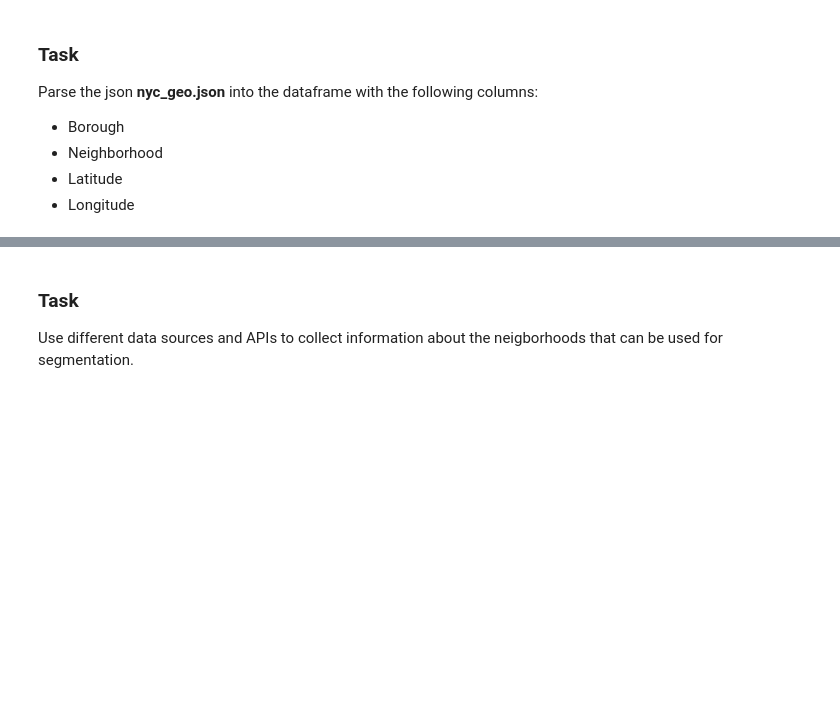
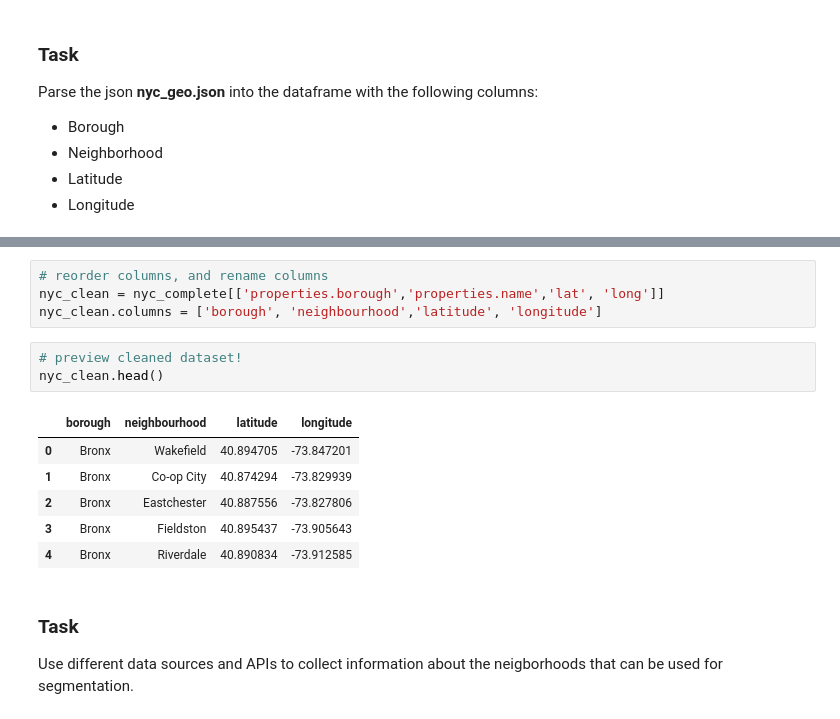
Before and after one commit to annleystanley/Midterm-Project, a Jupyter notebook: data_preparation.ipynb, the cells around one changed output, grey strips where cells are left out. Saved outputs shown, nothing was run; the diff lists cells and outputs as text; blank space fills up the shorter version.

```diff
--- a/data_preparation.ipynb
+++ b/data_preparation.ipynb
@@ -10,3 +182,17 @@ Parse the json **nyc_geo.json** into the dataframe with the following columns:
+# %%
+# reorder columns, and rename columns
+nyc_clean = nyc_complete[['properties.borough','properties.name','lat', 'long']]
+nyc_clean.columns = ['borough', 'neighbourhood','latitude', 'longitude']
+# %%
+# preview cleaned dataset!
+nyc_clean.head()
+# %% [output]
+|  | borough | neighbourhood | latitude | longitude |
+| 0 | Bronx | Wakefield | 40.894705 | -73.847201 |
+| 1 | Bronx | Co-op City | 40.874294 | -73.829939 |
+| 2 | Bronx | Eastchester | 40.887556 | -73.827806 |
+| 3 | Bronx | Fieldston | 40.895437 | -73.905643 |
+| 4 | Bronx | Riverdale | 40.890834 | -73.912585 |
 # %% [markdown]
 ### Task
 Use different data sources and APIs to collect information about the neigborhoods that can be used for segmentation.
```
Also changed, not shown: parts of 15 cells of this notebook, 6 other files.
